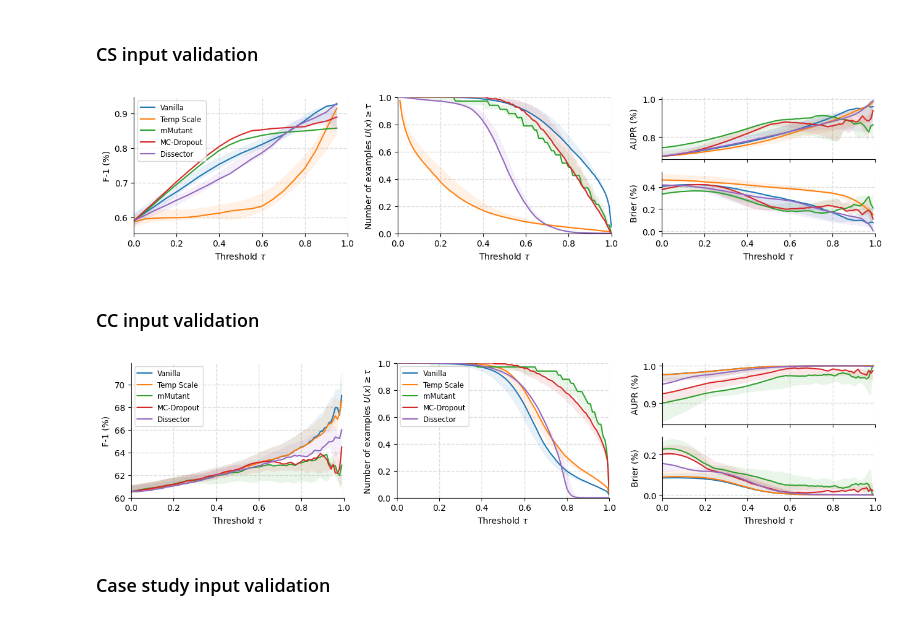
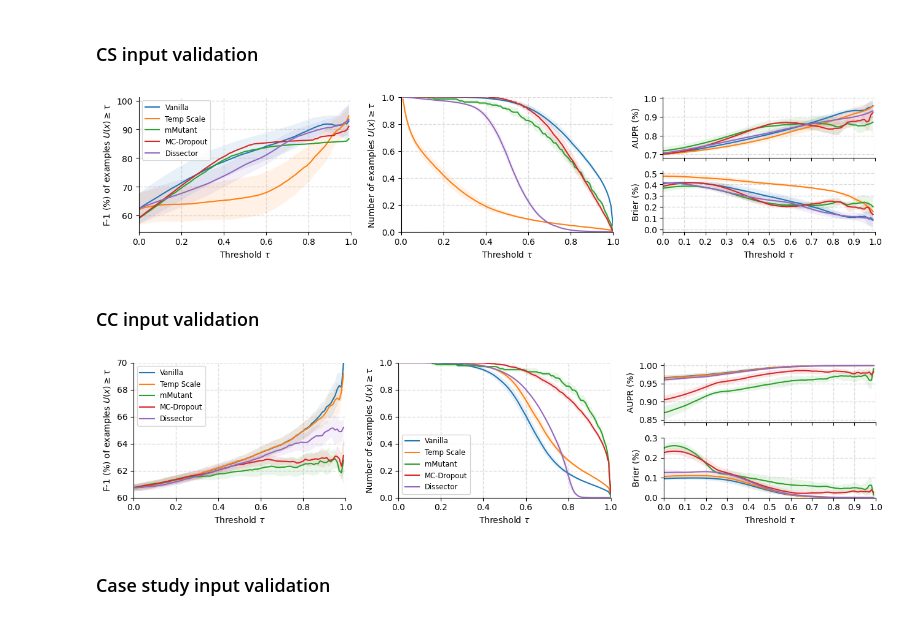
Before and after one commit to yul091/UncertaintyPL, a Jupyter notebook: notebooks/uncertainty_eval.ipynb, the cells around one changed output. Saved outputs shown, nothing was run; the diff lists cells and outputs as text; code cells hidden in the pictures.

```diff
--- a/notebooks/uncertainty_eval.ipynb
+++ b/notebooks/uncertainty_eval.ipynb
@@ -590,6 +687,7 @@ def plot_threshold(
 ### CS input validation
 # %%
 TASK = 'CodeSummary_Module'
+SHIFT = 'different_time'
 code2vec_res = torch.load(os.path.join(DIR, SHIFT, 'code2vec', TASK, 'filter_coverage.res'))
 coderoberta_res = torch.load(os.path.join(DIR, SHIFT, 'coderoberta', TASK, 'filter_coverage.res'))
 graphcodebert_res = torch.load(os.path.join(DIR, SHIFT, 'graphcodebert', TASK, 'filter_coverage.res'))
@@ -624,8 +722,8 @@ plot_threshold(
     x='coverage',
     y='F-1',
     legend=True,
-    use_test1=False,
-    gap=5,
+    gap=1,
+    task='code_summary',
 )
 plot_threshold(
     ax=ax2,
@@ -635,40 +733,48 @@ plot_threshold(
     x='coverage',
     y='threshold',
     legend=False,
+    task='code_summary',
 )
 plot_threshold(
     ax=ax3_top,
     model1_res=code2vec_res,
     model2_res=coderoberta_res,
     model3_res=graphcodebert_res,
     x='coverage',
     x_label=False,
     x_ticklabel=False,
+    x_ticks_gap=0.1,
     y='AUPR',
+    y_ticks_gap=0.1,
     legend=False,
+    task='code_summary',
 )
 plot_threshold(
     ax=ax3_bottom,
     model1_res=code2vec_res,
     model2_res=coderoberta_res,
     model3_res=graphcodebert_res,
     x='coverage',
+    x_ticks_gap=0.1,
     y='Brier',
+    y_ticks_gap=0.1,
     legend=False,
+    task='code_summary',
 )
 
 # Remove space between subplots
 plt.subplots_adjust(hspace=0.0)
 # plot on ax1, ax2, ax3_top, and ax3_bottom as desired
 plt.tight_layout()
 plt.savefig("../Figure/filter_cs.pdf", bbox_inches='tight')
 plt.show()
 # %% [output]
-[figure, old version]
+[figure, new version]
 # %% [markdown]
 ### CC input validation
 # %%
 TASK = 'CodeCompletion_Module'
+SHIFT = 'different_time'
 lstm_coverage_res = torch.load(os.path.join(DIR, SHIFT, 'lstm', TASK, 'filter_coverage.res'))
 codebert_coverage_res = torch.load(os.path.join(DIR, SHIFT, 'codebert', TASK, 'filter_coverage.res'))
 codegpt_coverage_res = torch.load(os.path.join(DIR, SHIFT, 'codegpt', TASK, 'filter_coverage.res'))
@@ -699,6 +805,7 @@ plot_threshold(
     x='coverage',
     use_val=False,
     y='F-1',
+    y_lim=(60, 70),
     legend=True,
 )
 plot_threshold(
@@ -717,8 +824,10 @@ plot_threshold(
     model3_res=codegpt_coverage_res,
     x='coverage',
     x_label=False,
+    x_ticks_gap=0.1,
     x_ticklabel=False,
     y='AUPR',
+    y_ticks_gap=0.05,
     legend=False,
 )
 plot_threshold(
@@ -727,7 +836,10 @@ plot_threshold(
     model2_res=codebert_coverage_res,
     model3_res=codegpt_coverage_res,
     x='coverage',
+    x_ticks_gap=0.1,
     y='Brier',
+    y_lim=(0, 0.3),
+    y_ticks_gap=0.1,
     legend=False,
 )
 
@@ -738,6 +850,6 @@ plt.tight_layout()
 plt.savefig("../Figure/filter_cc.pdf", bbox_inches='tight')
 plt.show()
 # %% [output]
-[figure, old version]
+[figure, new version]
 # %% [markdown]
 ### Case study input validation
```
Also changed, not shown: parts of 4 cells of this notebook, 2 other files.
